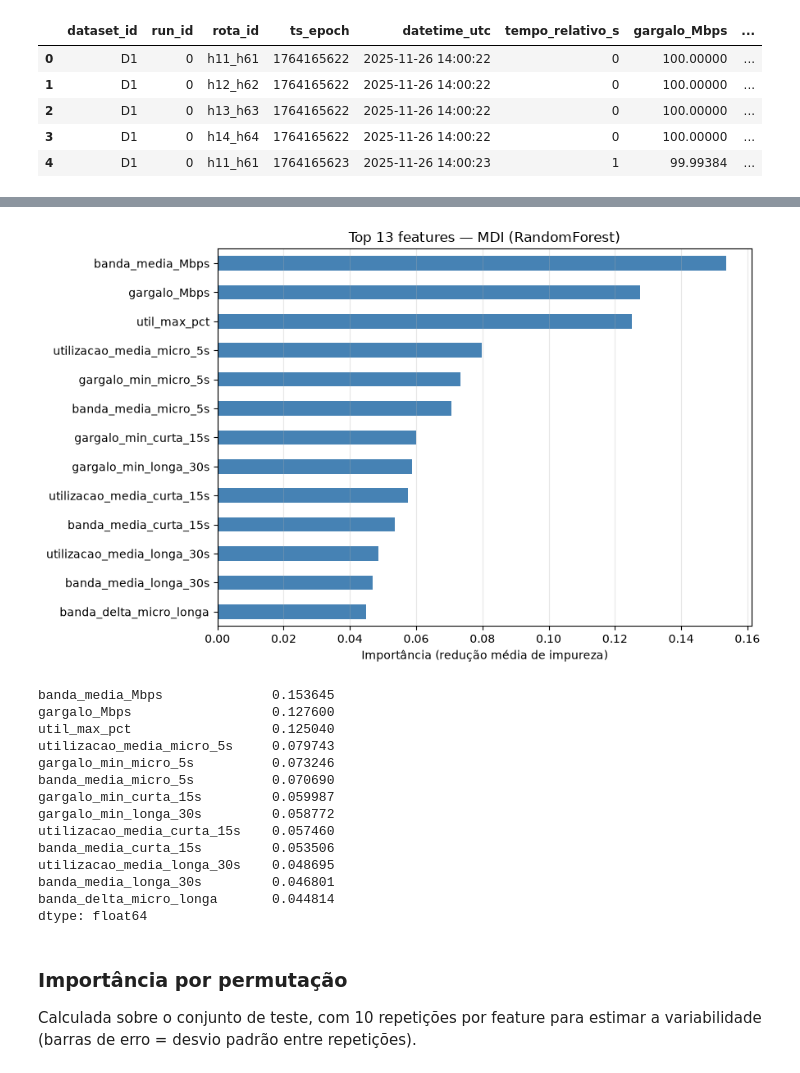
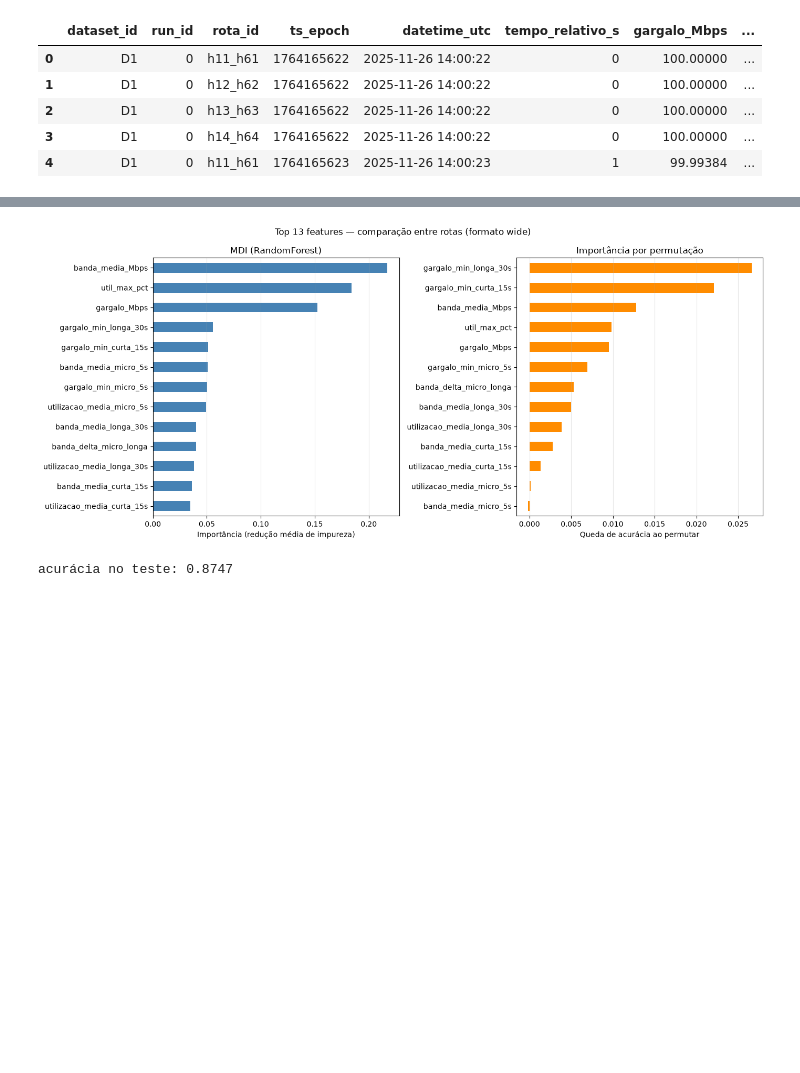
Before and after one commit to auerbeatriz/path-aware-datasets, a Jupyter notebook: Feature_Store_Datasets.ipynb, the cells around one changed output, grey strips where cells are left out. Saved outputs shown, nothing was run; the diff lists cells and outputs as text; code cells hidden in the pictures; blank space fills up the shorter version.

Commit message:
feat: adiciona formato wide

```diff
--- a/Feature_Store_Datasets.ipynb
+++ b/Feature_Store_Datasets.ipynb
@@ -450,0 +474,17 @@ acurácia no teste: 0.8455
+# %%
+colunas_wide = [c for c in base_wide.columns if c not in ('dataset_id', 'ts_epoch', 'melhor_rota')]
+
+X_wide = base_wide[colunas_wide]
+y_wide = base_wide['melhor_rota'].astype(int)
+
+X_train_w, X_test_w, y_train_w, y_test_w = train_test_split(
+    X_wide, y_wide, test_size=0.2, random_state=RANDOM_STATE, stratify=y_wide
+)
+
+modelo_wide = RandomForestClassifier(n_estimators=300, random_state=RANDOM_STATE, n_jobs=-1)
+modelo_wide.fit(X_train_w, y_train_w)
+
+acuracia_wide = modelo_wide.score(X_test_w, y_test_w)
+print(f"features: {len(colunas_wide)} ({len(candidatas)} métricas × 4 rotas)")
+print(f"registros: {len(X_wide)}")
+print(f"acurácia no teste: {acuracia_wide:.4f}")
@@ -451,35 +536,23 @@ acurácia no teste: 0.8455
 # %%
-importancia_mdi = pd.Series(modelo_fi.feature_importances_, index=candidatas)
-importancia_mdi = importancia_mdi.sort_values(ascending=False)
+top_n = min(20, len(importancia_perm))
 
-top_n = min(20, len(importancia_mdi))
-fig, ax = plt.subplots(figsize=(9, 0.35 * top_n + 1))
-importancia_mdi.head(top_n).iloc[::-1].plot.barh(ax=ax, color='steelblue')
-ax.set_xlabel('Importância (redução média de impureza)')
-ax.set_title(f'Top {top_n} features — MDI (RandomForest)')
-ax.grid(axis='x', alpha=0.3)
+fig, axs = plt.subplots(1, 2, figsize=(14, 0.4 * top_n + 1))
+
+importancia_mdi.head(top_n).iloc[::-1].plot.barh(ax=axs[0], color='steelblue')
+axs[0].set_xlabel('Importância (redução média de impureza)')
+axs[0].set_title('MDI (RandomForest)')
+axs[0].grid(axis='x', alpha=0.3)
+
+importancia_perm.head(top_n).iloc[::-1].plot.barh(ax=axs[1], color='darkorange')
+axs[1].set_xlabel('Queda de acurácia ao permutar')
+axs[1].set_title('Importância por permutação')
+axs[1].grid(axis='x', alpha=0.3)
+
+fig.suptitle(f'Top {top_n} features — comparação entre rotas (formato wide)')
 plt.tight_layout()
 plt.show()
 
-importancia_mdi.head(top_n)
+print(f"acurácia no teste: {acuracia_wide:.4f}")
 # %% [output]
-[figure, old version]
+[figure, new version]
-banda_media_Mbps              0.153645
-gargalo_Mbps                  0.127600
-util_max_pct                  0.125040
-utilizacao_media_micro_5s     0.079743
-gargalo_min_micro_5s          0.073246
-banda_media_micro_5s          0.070690
-gargalo_min_curta_15s         0.059987
-gargalo_min_longa_30s         0.058772
-utilizacao_media_curta_15s    0.057460
-banda_media_curta_15s         0.053506
-utilizacao_media_longa_30s    0.048695
-banda_media_longa_30s         0.046801
-banda_delta_micro_longa       0.044814
-dtype: float64
+acurácia no teste: 0.8747
-# %% [markdown]
-### Importância por permutação
-
-Calculada sobre o conjunto de teste, com 10 repetições por feature para
-estimar a variabilidade (barras de erro = desvio padrão entre repetições).
```
Also changed, not shown: parts of 45 cells of this notebook, 10 other files.
